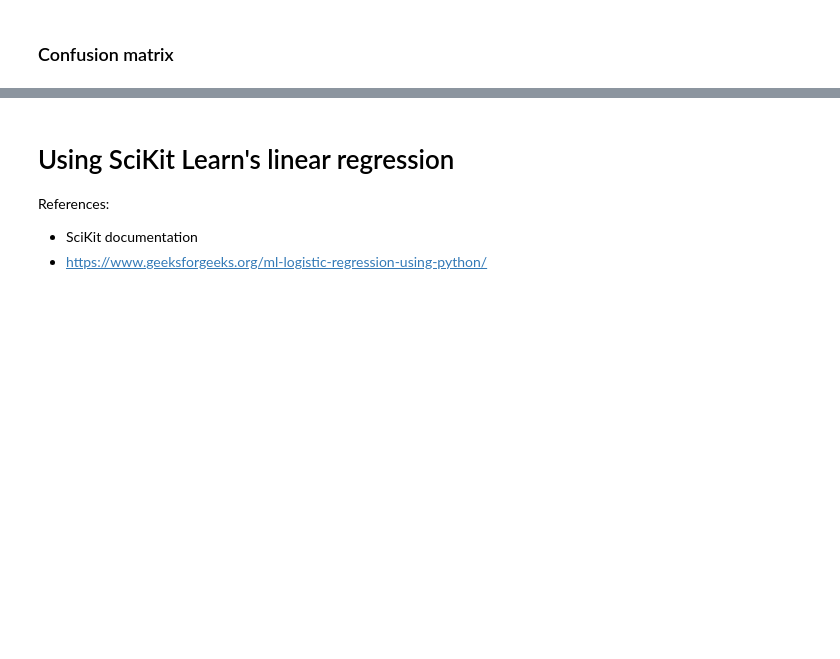
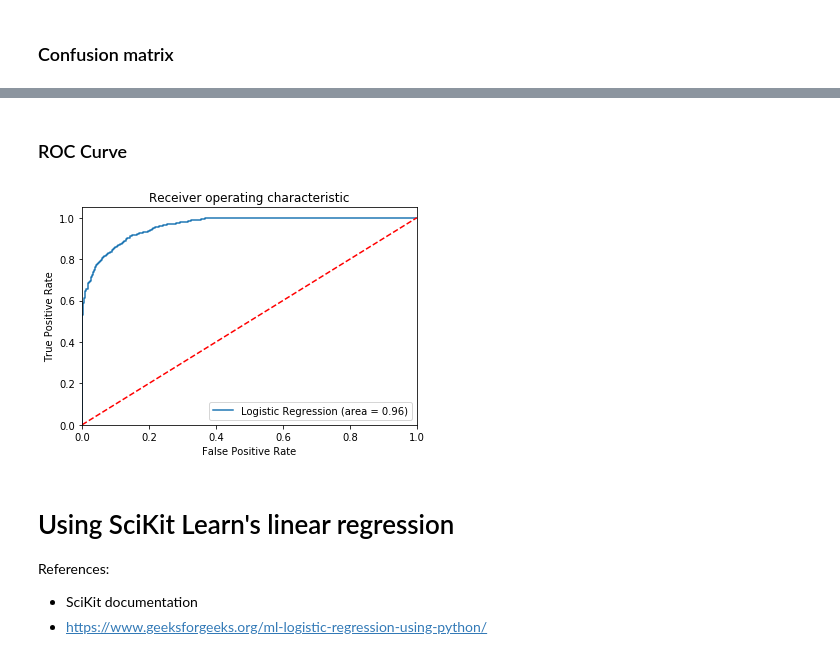
Before and after one commit to tonio73/data-science, a Jupyter notebook: classification/ClassificationContinuous2Features.ipynb, the cells around one changed output, grey strips where cells are left out. Drawn from its saved outputs; the diff is of its cells as text; code cells hidden in the pictures; blank space fills up the shorter version.

```diff
--- a/classification/ClassificationContinuous2Features.ipynb
+++ b/classification/ClassificationContinuous2Features.ipynb
@@ -253,6 +271,12 @@ print(skMetrics.classification_report(labelTest, labelEst0))
     accuracy                           0.88      2000
    macro avg       0.88      0.88      0.88      2000
 weighted avg       0.88      0.88      0.88      2000
+# %% [markdown]
+### ROC Curve
+# %%
+plotRocCurve(labelTest, yEst0)
+# %% [output]
+[figure, added]
 # %% [markdown]
 # Using SciKit Learn's linear regression
 
```
Also changed, not shown: parts of 30 cells of this notebook, 1 other file.
